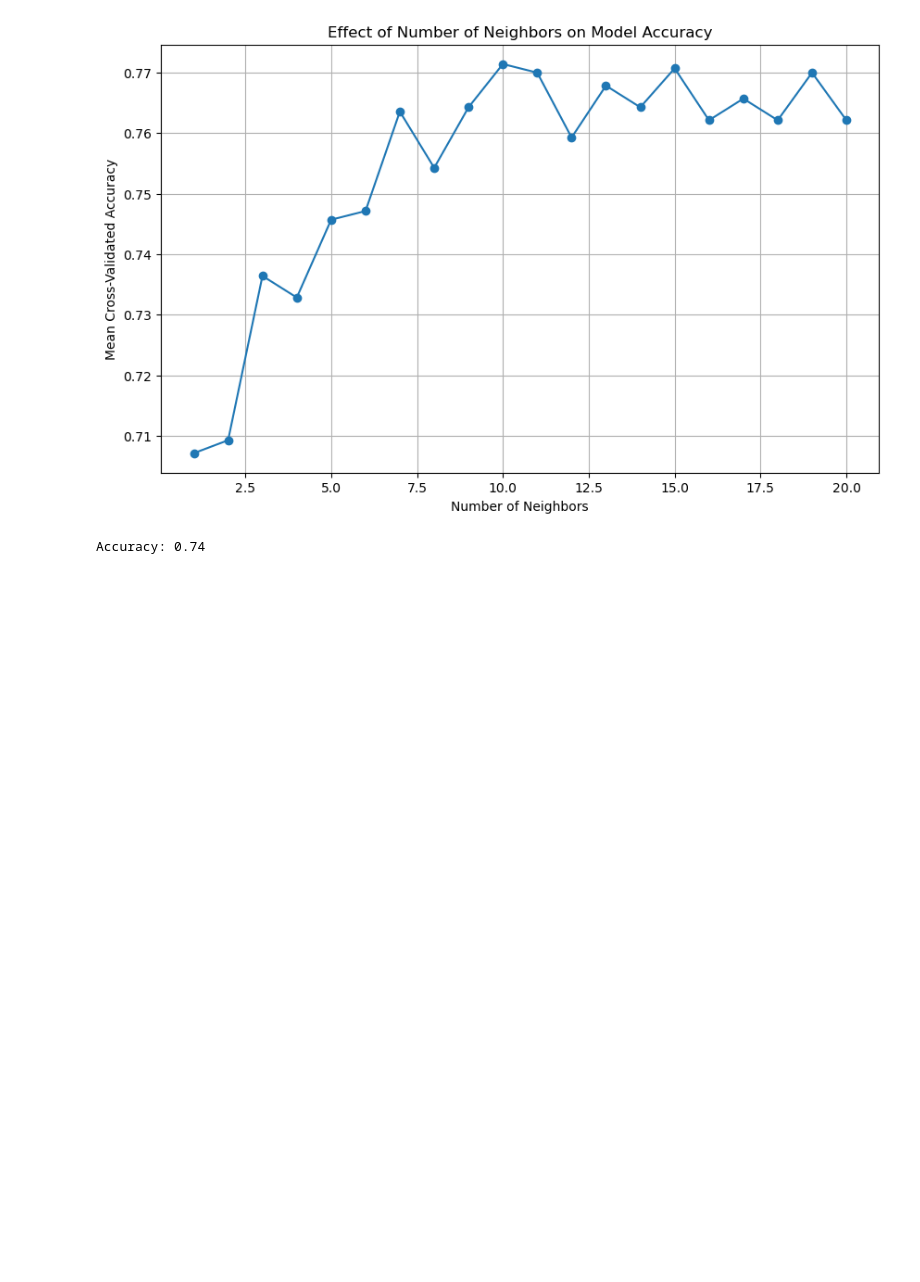
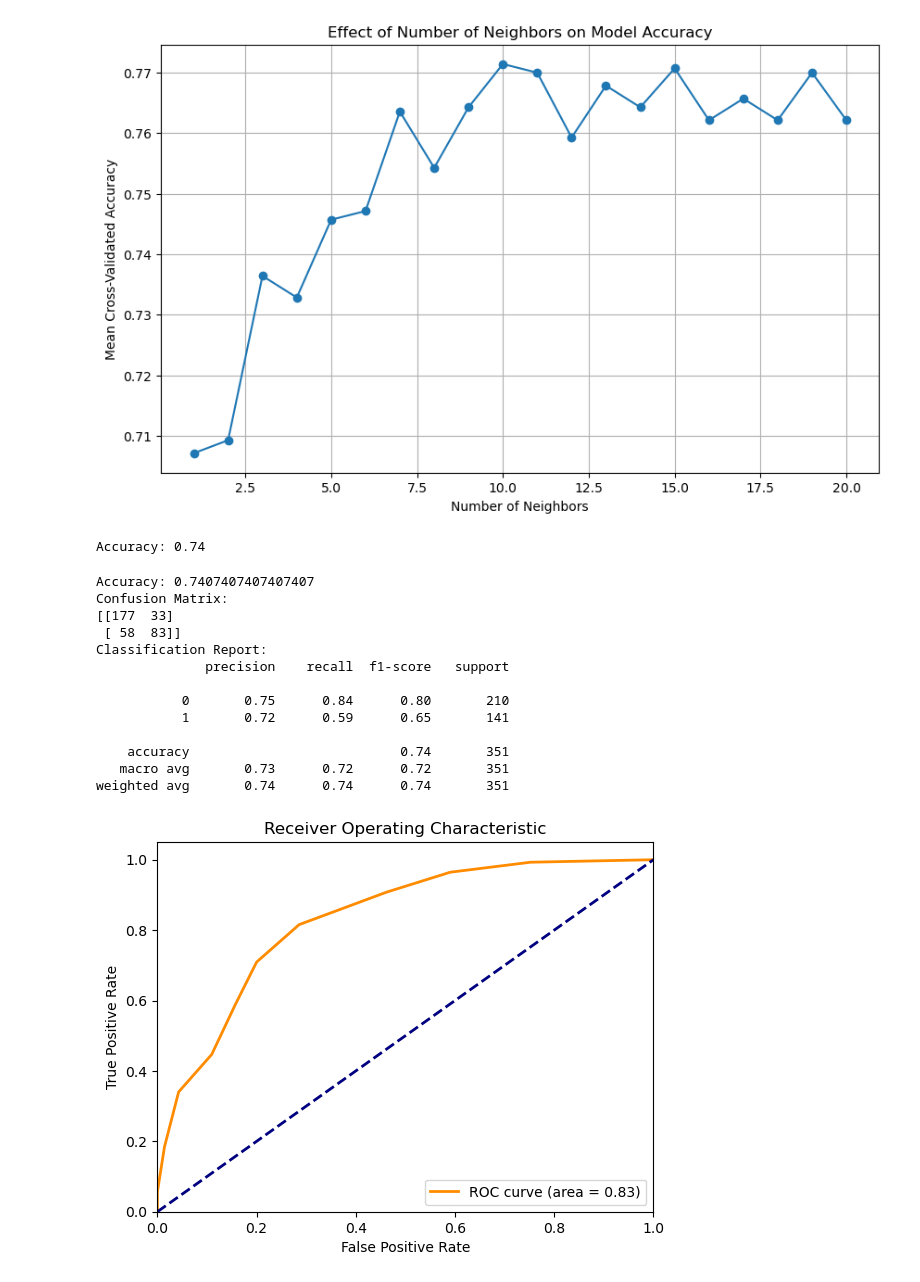
Before and after one commit to cassydm/rockies_moneyball_part-deux, a Jupyter notebook: Project 2/Howard_knn_model_project2.ipynb, the cells around one changed output. Drawn from its saved outputs; the diff is of its cells as text; code cells hidden in the pictures; blank space fills up the shorter version.

Commit message:
modified Howard.KNN.model file

```diff
--- a/Project 2/Howard_knn_model_project2.ipynb
+++ b/Project 2/Howard_knn_model_project2.ipynb
@@ -85,7 +107,7 @@ model_df_copy
 # %%
 # Separate features and target variable
-X = model_df.drop('W/L', axis=1)  # Features
-y = model_df['W/L']  # Target variable
+X = model_df_copy.drop('W/L', axis=1)  # Features
+y = model_df_copy['W/L']  # Target variable
 # %%
 # Split the data
 X_train, X_test, y_train, y_test = train_test_split(X, y, test_size=0.2, random_state=42)
@@ -238,2 +260,48 @@ print(f'Accuracy: {accuracy:.2f}')
 # %% [output]
 Accuracy: 0.74
+# %%
+# Assuming X_train_scaled, X_test_scaled, y_train, and y_test are already defined
+
+# Evaluate the model
+accuracy = accuracy_score(y_test, y_pred)
+conf_matrix = confusion_matrix(y_test, y_pred)
+class_report = classification_report(y_test, y_pred)
+
+print("Accuracy:", accuracy)
+print("Confusion Matrix:")
+print(conf_matrix)
+print("Classification Report:")
+print(class_report)
+
+# For binary classification: ROC Curve and AUC
+if len(np.unique(y_test)) == 2:  # Check if it's binary classification
+    y_proba = knn.predict_proba(X_test_scaled)[:, 1]  # Get probabilities for the positive class
+    fpr, tpr, thresholds = roc_curve(y_test, y_proba)
+    roc_auc = auc(fpr, tpr)
+
+    # Plot ROC Curve
+    plt.figure()
+    plt.plot(fpr, tpr, color='darkorange', lw=2, label='ROC curve (area = %0.2f)' % roc_auc)
+    plt.plot([0, 1], [0, 1], color='navy', lw=2, linestyle='--')
+    plt.xlim([0.0, 1.0])
+    plt.ylim([0.0, 1.05])
+    plt.xlabel('False Positive Rate')
+    plt.ylabel('True Positive Rate')
+    plt.title('Receiver Operating Characteristic')
+    plt.legend(loc="lower right")
+    plt.show()
+# %% [output]
+Accuracy: 0.7407407407407407
+Confusion Matrix:
+[[177  33]
+ [ 58  83]]
+Classification Report:
+              precision    recall  f1-score   support
+
+           0       0.75      0.84      0.80       210
+           1       0.72      0.59      0.65       141
+
+    accuracy                           0.74       351
+   macro avg       0.73      0.72      0.72       351
+weighted avg       0.74      0.74      0.74       351
+[figure, added]
```
Also changed, not shown: parts of 3 cells of this notebook.
